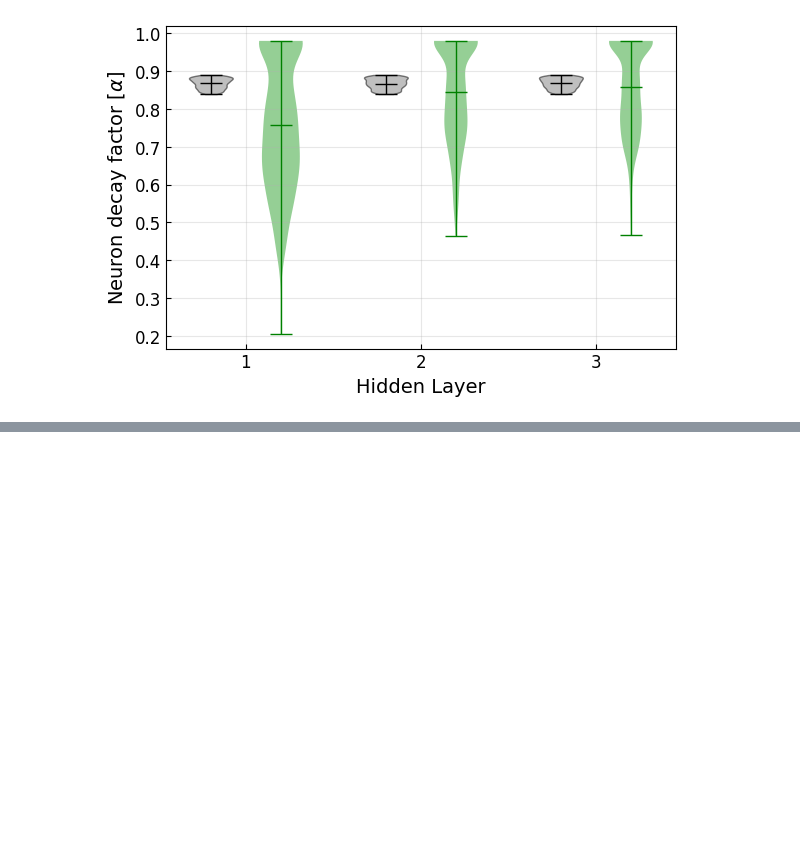
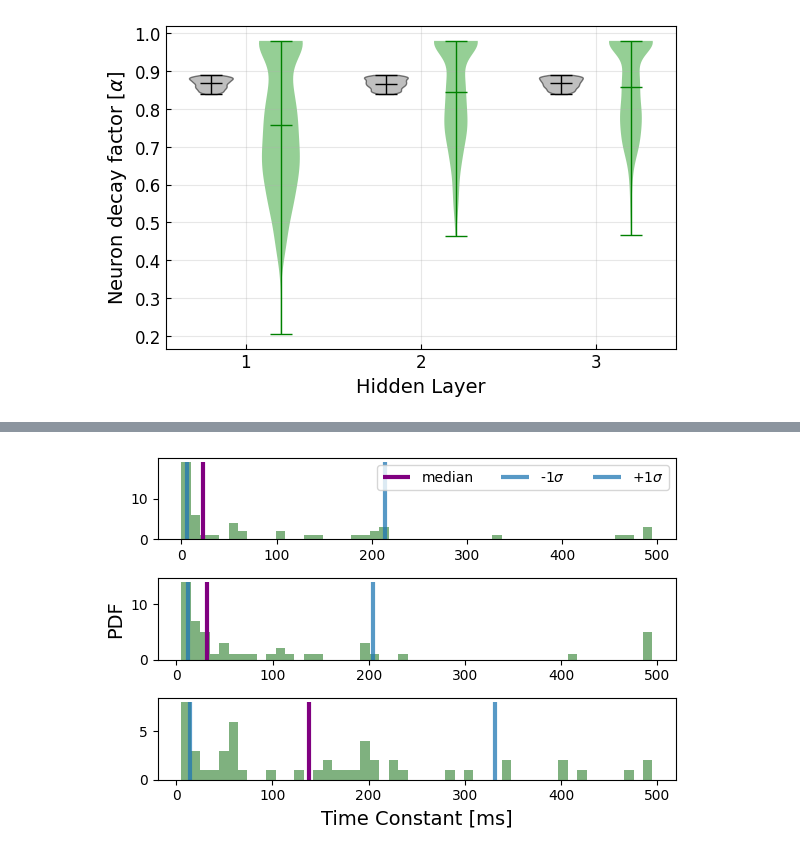
Before and after one commit to EIS-Hub/hSNN, a Jupyter notebook: snn_hierarchy_shd.ipynb, the cells around one changed output, grey strips where cells are left out. Cells and saved outputs as stored; diff of their text form; code cells hidden in the pictures; blank space fills up the shorter version.

```diff
--- a/snn_hierarchy_shd.ipynb
+++ b/snn_hierarchy_shd.ipynb
@@ -586,0 +684,47 @@ plt.tight_layout()
+# %%
+# import the data
+import os
+import numpy as np
+import matplotlib.pyplot as plt
+import pickle
+file_save_tau_F2 = './results/F2/Tau_analysis_2504_mts_xor.pkl'
+dict_tau_F2 = pickle.load( open(file_save_tau_F2, 'rb' ) )
+args = dict_tau_F2['args']; seeds = dict_tau_F2['seeds']
+time_const_init_list = dict_tau_F2['time_const_init_list']
+time_const_train_list = dict_tau_F2['time_const_train_list']
+test_accs = dict_tau_F2['test_accs' ]
+
+
+# Initialized taus
+ds_init  = np.clip( np.hstack( time_const_init_list ), 0, 1.0-2e-2)
+ds_init  = - 1e3 * args.timestep / np.log( ds_init )
+
+fig, ax = plt.subplots( ds_init.shape[0],1, figsize=(6,4) )
+# for i in range(ds_init.shape[0]):
+#     _ = ax[i].hist( ds_init[i], 50, color='k', density=True, alpha=1 )
+
+# Optimized taus
+ds_train = np.clip( np.hstack( time_const_train_list ), 0, 1.0-2e-2)
+ds_train = - 1e3 * args.timestep / np.log( ds_train )
+for i in range(ds_init.shape[0]):
+    [n, bins, patches] = ax[i].hist( ds_train[i], 50, color='darkgreen', density=False, alpha=0.5 )
+    _ = ax[i].vlines( np.quantile( ds_train[i], q=0.5 ), 0, np.max(n), color='purple', lw=3, alpha=1, label='median' )
+    _ = ax[i].vlines( np.quantile( ds_train[i], q=0.15 ), 0, np.max(n), color='tab:blue', lw=3, alpha=0.75, label=r'-1$\sigma$' )
+    _ = ax[i].vlines( np.quantile( ds_train[i], q=0.85 ), 0, np.max(n), color='tab:blue', lw=3, alpha=0.75, label=r'+1$\sigma$' )
+    # _ = ax[0].hist( ds_train[i], 50, density=False, alpha=0.5 )
+
+# ax.set_yscale('log')
+ax[1].set_ylabel( 'PDF', size=14 )
+ax[-1].set_xlabel( 'Time Constant [ms]', size=14 )
+ax[0].legend( ncols=3 )
+# ax[-1].tick_params( direction='in', labelsize=12 )
+# [ ax[i].set_xticks( np.arange( args.n_layers-1 ), np.arange( args.n_layers-1 )+1 )
+#  for i in range(ds_init.shape[0]) ]
+# ax.legend(prop={'size':14})
+# ax.grid(alpha=0.3)
+
+plt.tight_layout()
+file_save_F2_tau = f'./results/F2/Tau_analysis_{args.n_layers}_PDF.pdf'
+# fig.savefig( file_save_F2_tau, dpi = 300, transparent=False )
+# %% [output]
+[figure, added]
```
Also changed, not shown: parts of 7 cells of this notebook, 4 other files.
